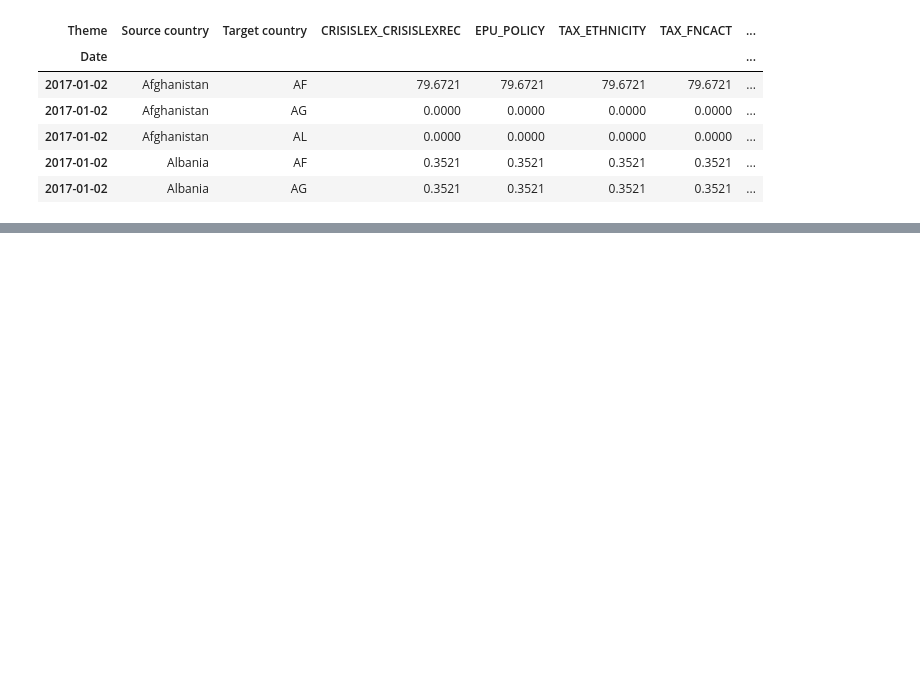
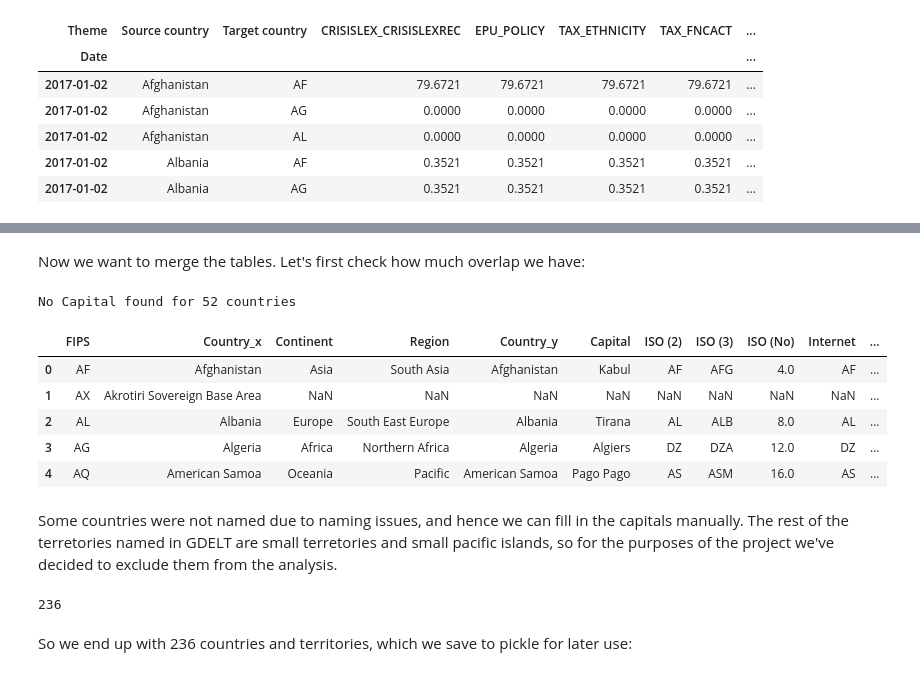
Before and after one commit to lboekestein/capstone, a Jupyter notebook: data/newsdata/gdelt_api.ipynb, the cells around one changed output, grey strips where cells are left out. Drawn from its saved outputs; the diff is of its cells as text; code cells hidden in the pictures; blank space fills up the shorter version.

Commit message:
Make dataset of countries, their FIPS and their capitals

```diff
--- a/data/newsdata/gdelt_api.ipynb
+++ b/data/newsdata/gdelt_api.ipynb
@@ -122,7 +126,7 @@ Now we want to scrape the data for all these themes, and then perform analysis t
 
 We first retrieve a list of unique countries from the FIPS country codes that GDELT uses, and dump it to a pickle file
 # %%
-with open("gdeltcountries.html", "r") as file:
+with open("saves/gdeltcountries.html", "r") as file:
     html_content = file.read()
 
 soup = BeautifulSoup(html_content, 'html.parser')
@@ -224,0 +245,11 @@ This is the result that we wanted, and now we only need to justify our selection
+# %%
+url_fip_cap = "https://cloford.com/resources/codes/index.htm"
+
+response = requests.get(url_fip_cap)
+soup = BeautifulSoup(response.text, "html.parser")
+
+# find the table with the country codes
+table_capi = soup.find_all("table")[4]
+
+countries_capitals = pd.read_html(str(table_capi))[0]
+countries_capitals.head()
@@ -224,0 +263,28 @@ This is the result that we wanted, and now we only need to justify our selection
+# %% [markdown]
+Now we want to merge the tables. Let's first check how much overlap we have:
+# %%
+# check overlap between countries_capitals["FIPS"] and countries.keys()
+# countries_capitals["FIPS"]
+countries_df = pd.DataFrame.from_dict(countries, orient='index', columns=['Country'])
+countries_df.reset_index(inplace=True)
+countries_df.columns = ['FIPS', 'Country']
+
+# merge countries_df with countries_capitals
+merged = pd.merge(countries_df, countries_capitals, on = "FIPS", how="outer")
+
+print("No Capital found for", len(merged[merged["Capital"].isnull()]), "countries")
+
+# merged[merged["Country_x"].isnull()]
+# merged[merged["Country_y"].isnull()]
+merged.head()
+# %% [output]
+No Capital found for 52 countries
+|  | FIPS | Country_x | Continent | Region | Country_y | Capital | ISO (2) | ISO (3) | ISO (No) | Internet | ... |
+| 0 | AF | Afghanistan | Asia | South Asia | Afghanistan | Kabul | AF | AFG | 4.0 | AF | ... |
+| 1 | AX | Akrotiri Sovereign Base Area | NaN | NaN | NaN | NaN | NaN | NaN | NaN | NaN | ... |
+| 2 | AL | Albania | Europe | South East Europe | Albania | Tirana | AL | ALB | 8.0 | AL | ... |
+| 3 | AG | Algeria | Africa | Northern Africa | Algeria | Algiers | DZ | DZA | 12.0 | DZ | ... |
+| 4 | AQ | American Samoa | Oceania | Pacific | American Samoa | Pago Pago | AS | ASM | 16.0 | AS | ... |
+# %% [markdown]
+Some countries were not named due to naming issues, and hence we can fill in the capitals manually.
+The rest of the terretories named in GDELT are small terretories and small pacific islands, so for the purposes of the project we've decided to exclude them from the analysis.
@@ -224,0 +309,10 @@ This is the result that we wanted, and now we only need to justify our selection
+# %%
+merged["Capital"].fillna(merged["Country_x"].map(naming_dict), inplace=True)
+
+filtered_merged = merged[merged["Country_x"].notnull() & merged["Capital"].notnull()].reset_index()
+filtered_merged = filtered_merged[["FIPS", "Country_x", "Continent", "Region", "Capital"]]
+len(filtered_merged)
+# %% [output]
+236
+# %% [markdown]
+So we end up with 236 countries and territories, which we save to pickle for later use:
```
Also changed, not shown: parts of 7 cells of this notebook, 2 other files.
